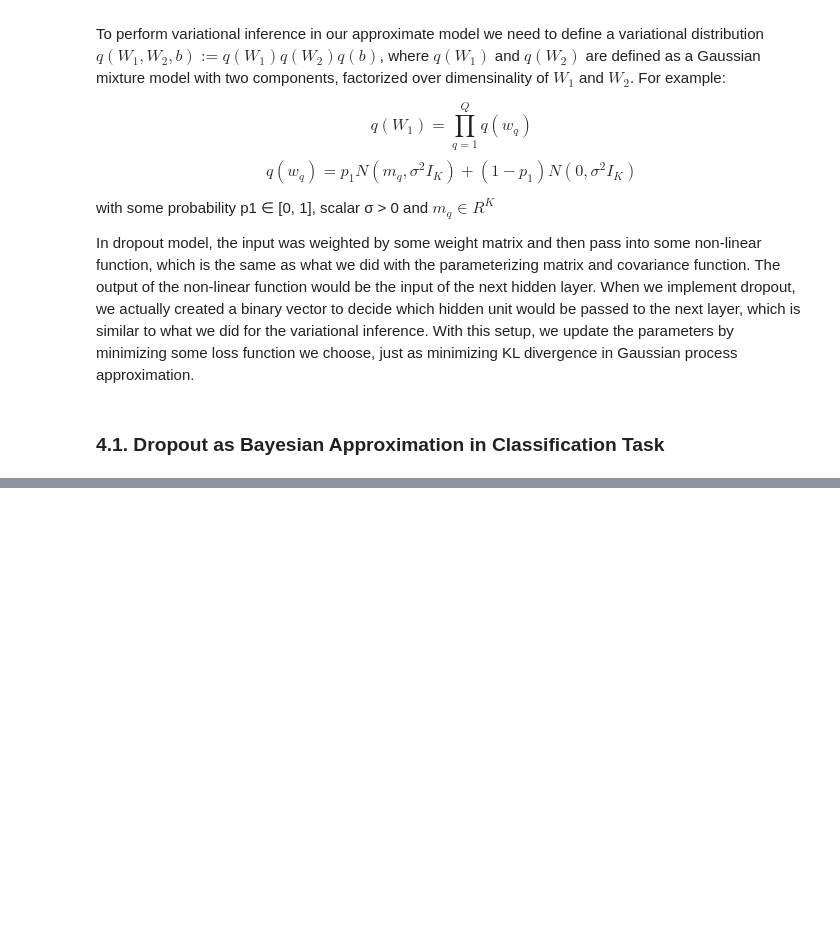
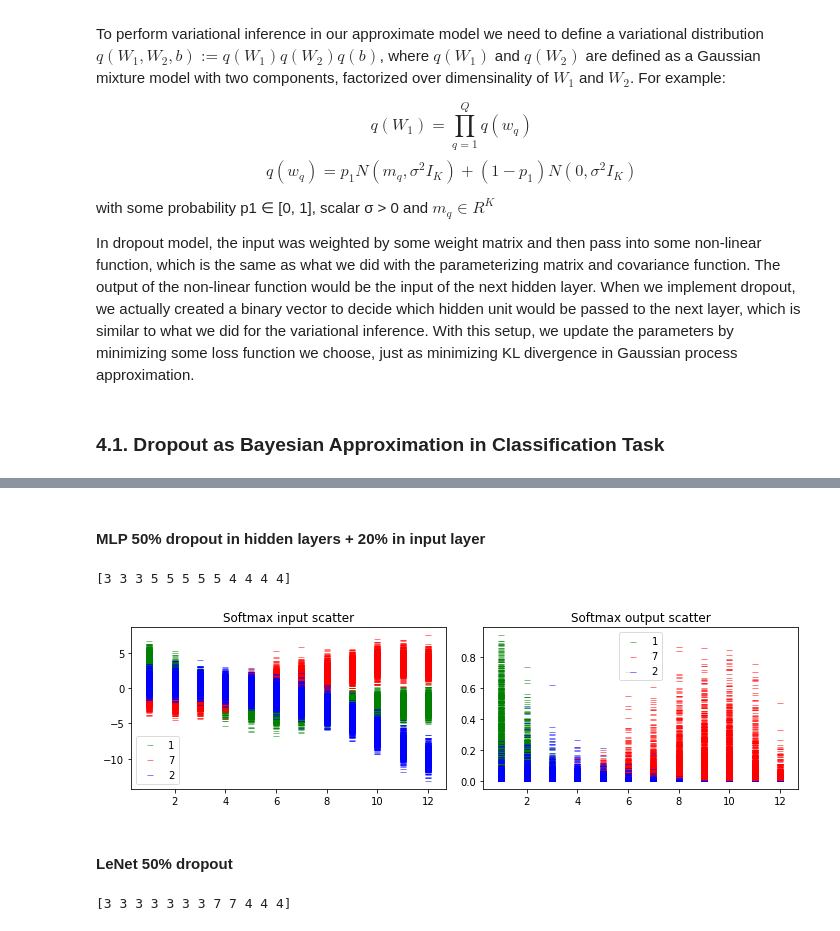
Before and after one commit to xuwd11/Dropout_Tutorial_in_PyTorch, a Jupyter notebook: mnist/mnist_pytorch.ipynb, the cells around one changed output, grey strips where cells are left out. Saved outputs shown, nothing was run; the diff lists cells and outputs as text; code cells hidden in the pictures; blank space fills up the shorter version.

```diff
--- a/mnist/mnist_pytorch.ipynb
+++ b/mnist/mnist_pytorch.ipynb
@@ -457,0 +473,41 @@ plt.tight_layout();
+# %% [markdown]
+#### MLP 50% dropout in hidden layers + 20% in input layer
+# %%
+model = IO('results/mnist_mlp1_2.pkl').read_pickle()
+y1_pred, y1_si, y1_so = predict(model, torch.from_numpy(X1))
+print(y1_pred)
+# %% [output]
+[3 3 3 5 5 5 5 5 4 4 4 4]
+# %%
+plt.figure(figsize=(10, 3))
+plt.subplot(1, 2, 1)
+plt.scatter(np.tile(np.arange(1, 13), y1_si.shape[0]), y1_si[:, :, 1].flatten(), \
+            color='g', marker='_', linewidth=None, alpha=0.5, label='1');
+plt.scatter(np.tile(np.arange(1, 13), y1_si.shape[0]), y1_si[:, :, 7].flatten(), \
+            color='r', marker='_', linewidth=None, alpha=0.5, label='7');
+plt.scatter(np.tile(np.arange(1, 13), y1_si.shape[0]), y1_si[:, :, 2].flatten(), \
+            color='b', marker='_', linewidth=None, alpha=0.5, label='2');
+plt.title('Softmax input scatter');
+plt.legend(framealpha=0.7);
+
+plt.subplot(1, 2, 2)
+plt.scatter(np.tile(np.arange(1, 13), y1_so.shape[0]), y1_so[:, :, 1].flatten(), \
+            color='g', marker='_', linewidth=None, alpha=0.5, label='1');
+plt.scatter(np.tile(np.arange(1, 13), y1_so.shape[0]), y1_so[:, :, 7].flatten(), \
+            color='r', marker='_', linewidth=None, alpha=0.5, label='7');
+plt.scatter(np.tile(np.arange(1, 13), y1_so.shape[0]), y1_so[:, :, 2].flatten(), \
+            color='b', marker='_', linewidth=None, alpha=0.5, label='2');
+plt.title('Softmax output scatter');
+plt.legend(framealpha=0.7);
+
+plt.tight_layout();
+# %% [output]
+[figure, added]
+# %% [markdown]
+#### LeNet 50% dropout
+# %%
+model = IO('results/mnist_lenet1_1.pkl').read_pickle()
+y1_pred, y1_si, y1_so = predict(model, torch.from_numpy(X1))
+print(y1_pred)
+# %% [output]
+[3 3 3 3 3 3 3 7 7 4 4 4]
```
Also changed, not shown: parts of 29 cells of this notebook, 5 other files.
